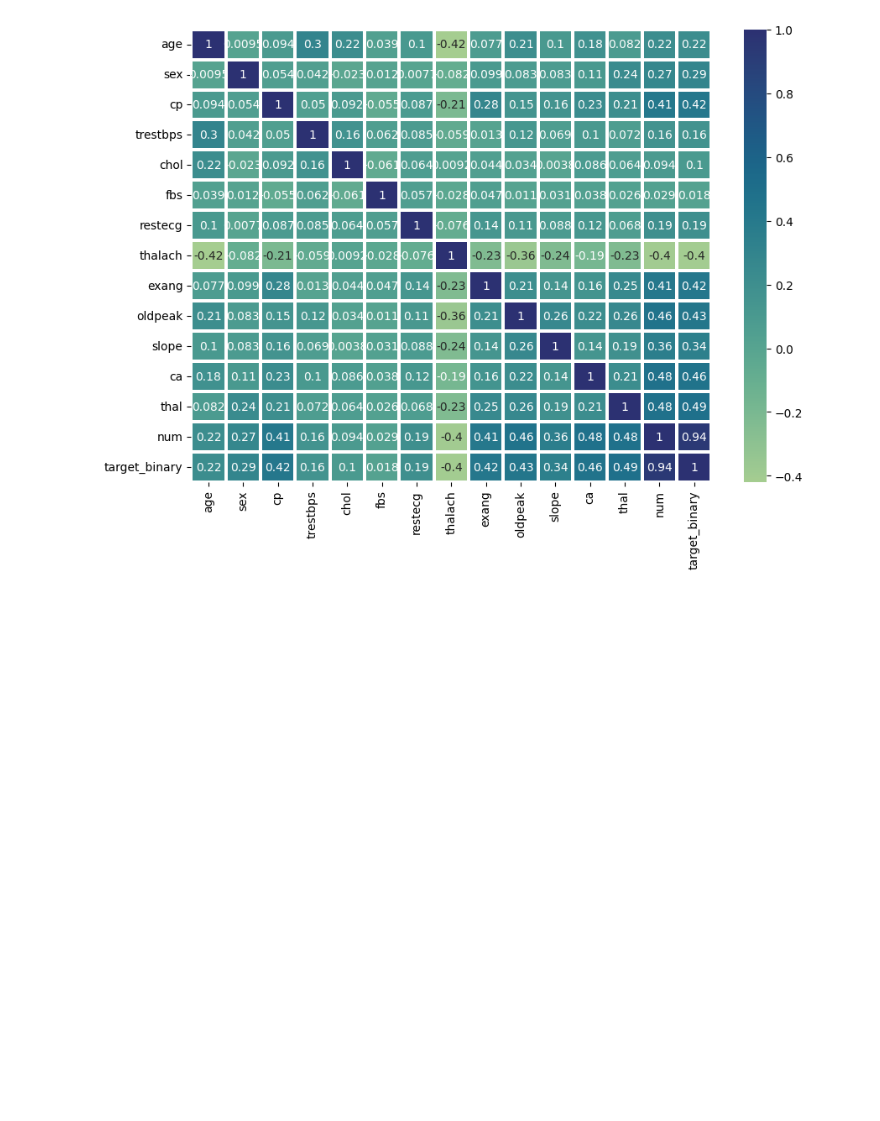
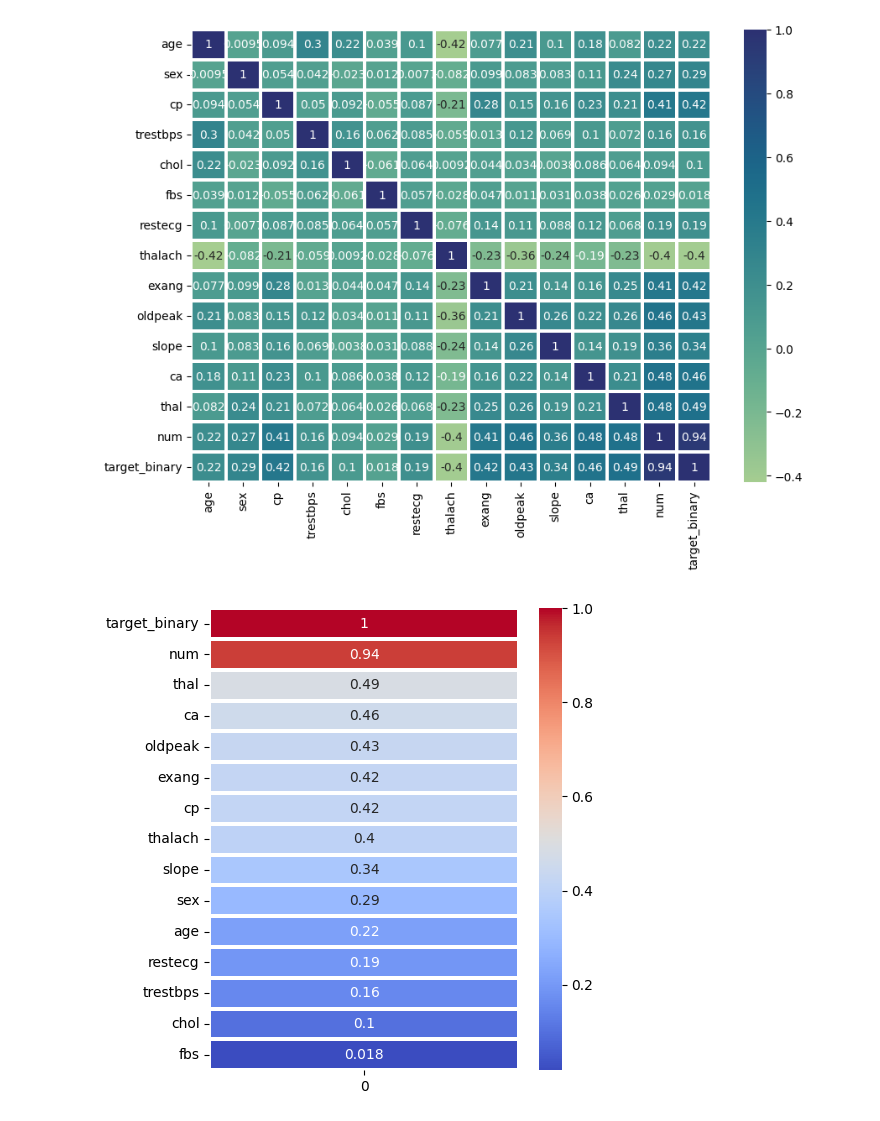
Before and after one commit to sarmuh/Heart-Disease-Predict-ML, a Jupyter notebook: notebooks/data_info_train.ipynb, the cells around one changed output. Drawn from its saved outputs; the diff is of its cells as text; code cells hidden in the pictures; blank space fills up the shorter version.

```diff
--- a/notebooks/data_info.ipynb
+++ b/notebooks/data_info_train.ipynb
@@ -49,3 +53,12 @@ sns.heatmap(df.corr(),annot=True,linewidths=1.5, cmap='crest')
 plt.show()
 # %% [output]
 [figure]
+# %%
+corr = df.corrwith(df['target_binary']).abs().sort_values(ascending=False).to_frame()
+
+plt.figure(figsize=(5,6))
+sns.heatmap(corr,linewidths=1.5,annot=True,cmap='coolwarm')
+
+plt.show()
+# %% [output]
+[figure, added]
```
Also changed, not shown: parts of 17 cells of this notebook.
